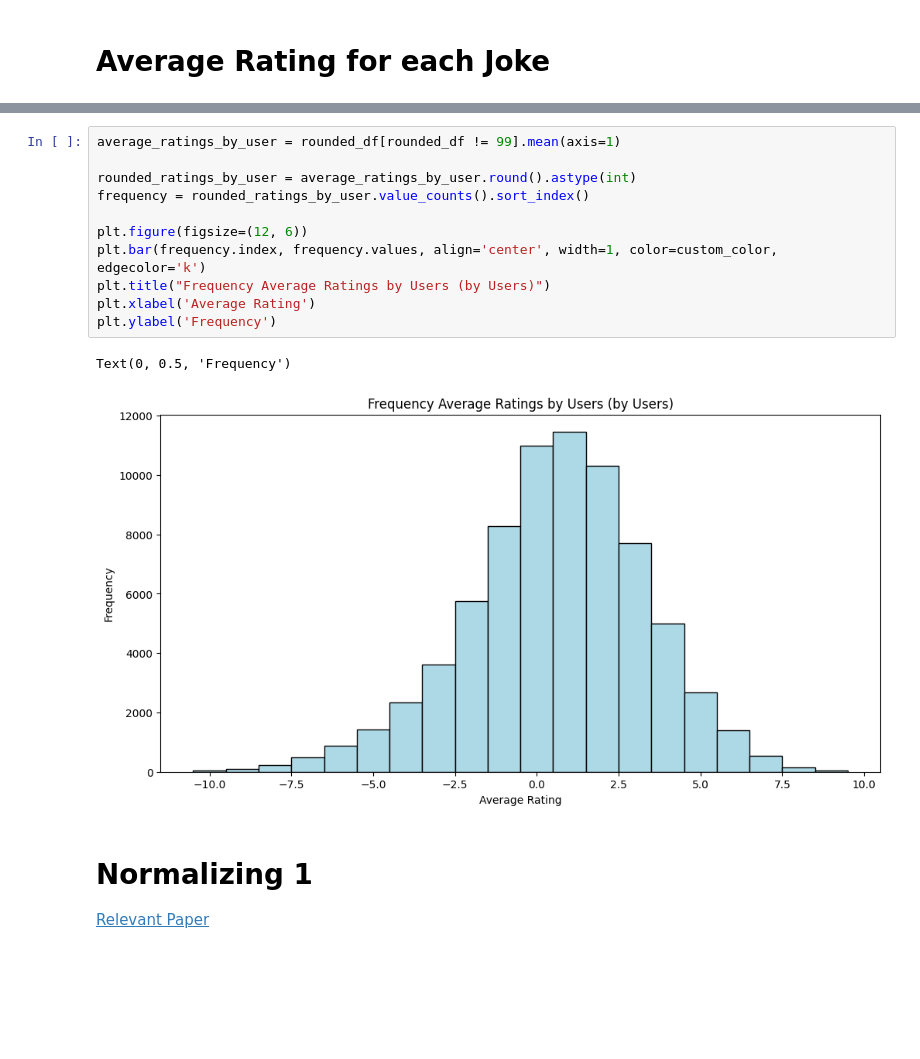
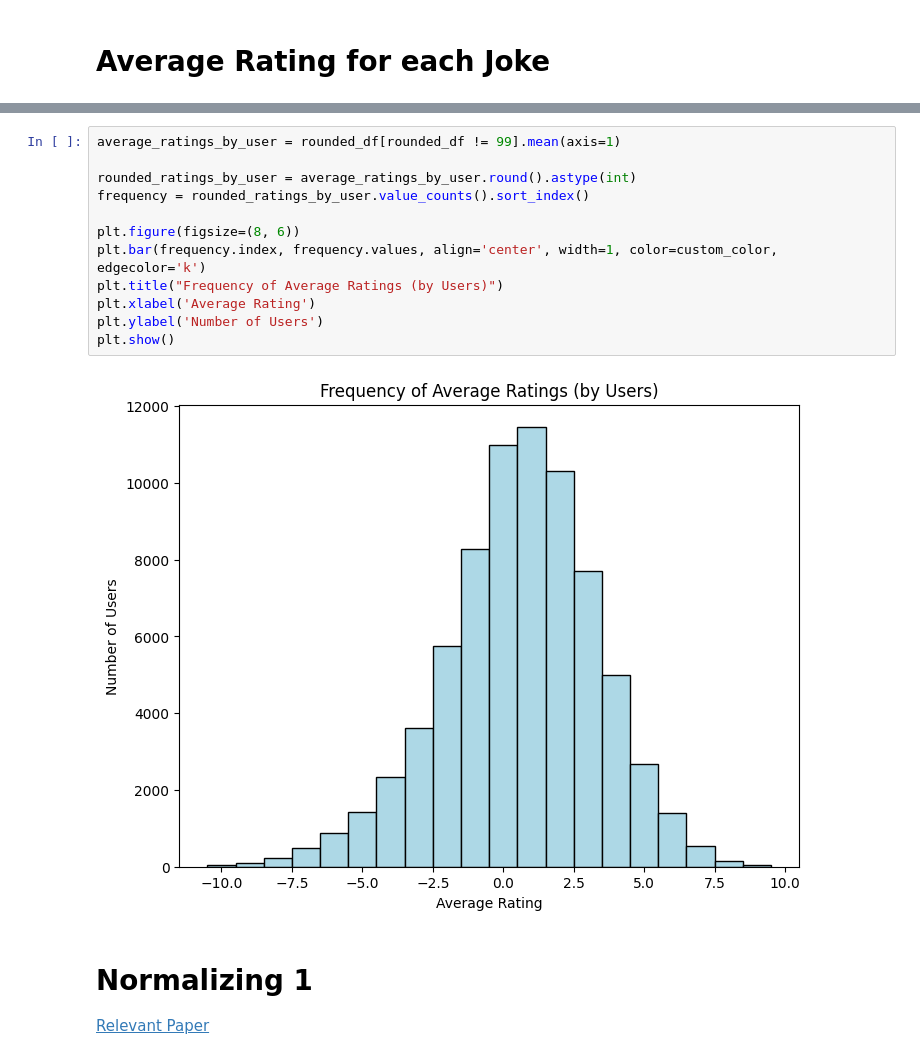
Before and after one commit to richamuktibodh/Laugh-o-Meter, a Jupyter notebook: eda.ipynb, the cells around one changed output, grey strips where cells are left out. Cells and saved outputs as stored; diff of their text form; blank space fills up the shorter version.

```diff
--- a/eda.ipynb
+++ b/eda.ipynb
@@ -193,17 +204,17 @@ plt.show()
 # %%
 average_ratings_by_user = rounded_df[rounded_df != 99].mean(axis=1)
 
 rounded_ratings_by_user = average_ratings_by_user.round().astype(int)
 frequency = rounded_ratings_by_user.value_counts().sort_index()
 
-plt.figure(figsize=(12, 6))
+plt.figure(figsize=(8, 6))
 plt.bar(frequency.index, frequency.values, align='center', width=1, color=custom_color, edgecolor='k')
-plt.title("Frequency Average Ratings by Users (by Users)")
+plt.title("Frequency of Average Ratings (by Users)")
 plt.xlabel('Average Rating')
-plt.ylabel('Frequency')
+plt.ylabel('Number of Users')
+plt.show()
 # %% [output]
-Text(0, 0.5, 'Frequency')
-[figure, old version]
+[figure, new version]
 # %% [markdown]
 # Normalizing 1
 [Relevant Paper](https://downloads.hindawi.com/journals/complexity/2022/6958596.pdf)
```
Also changed, not shown: parts of 6 cells of this notebook.
